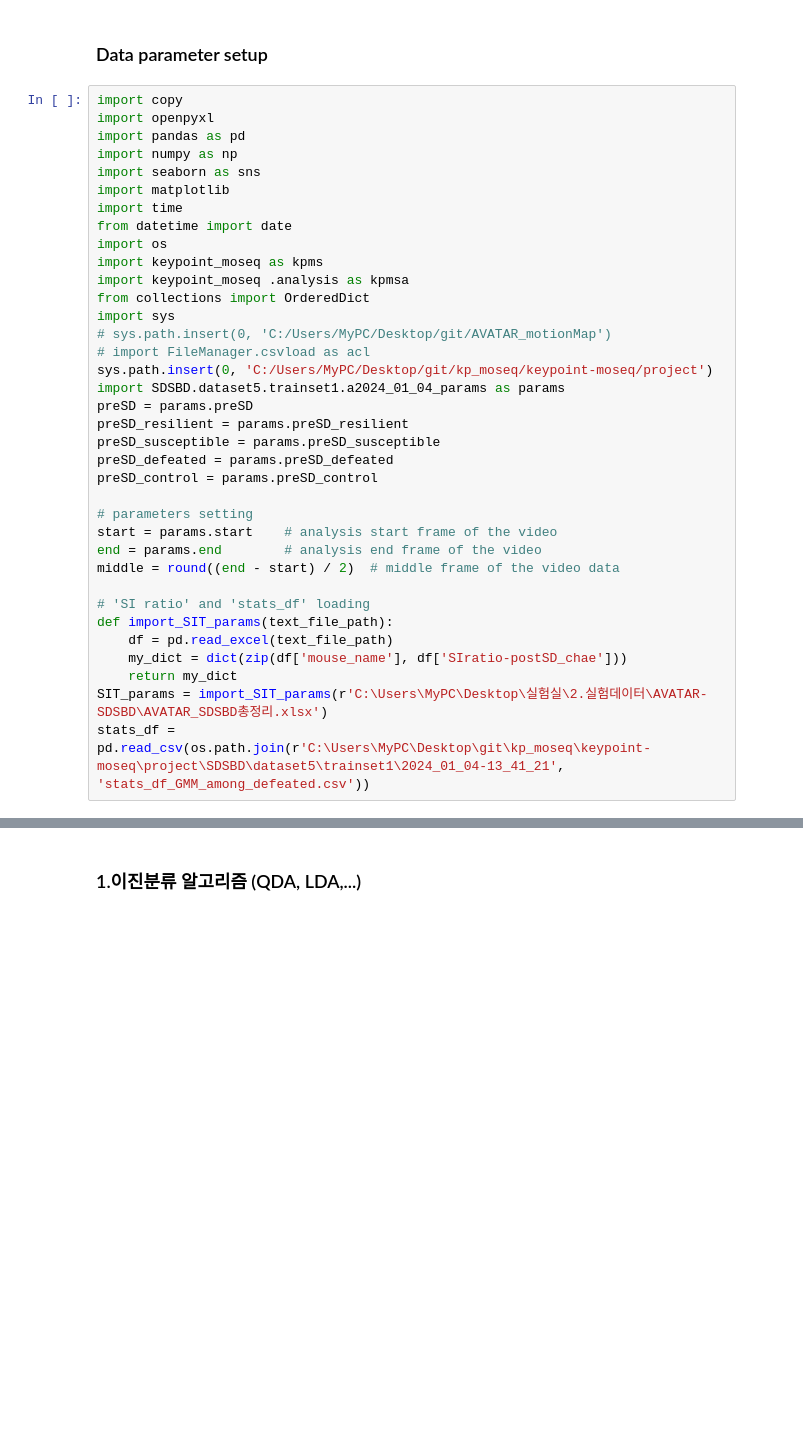
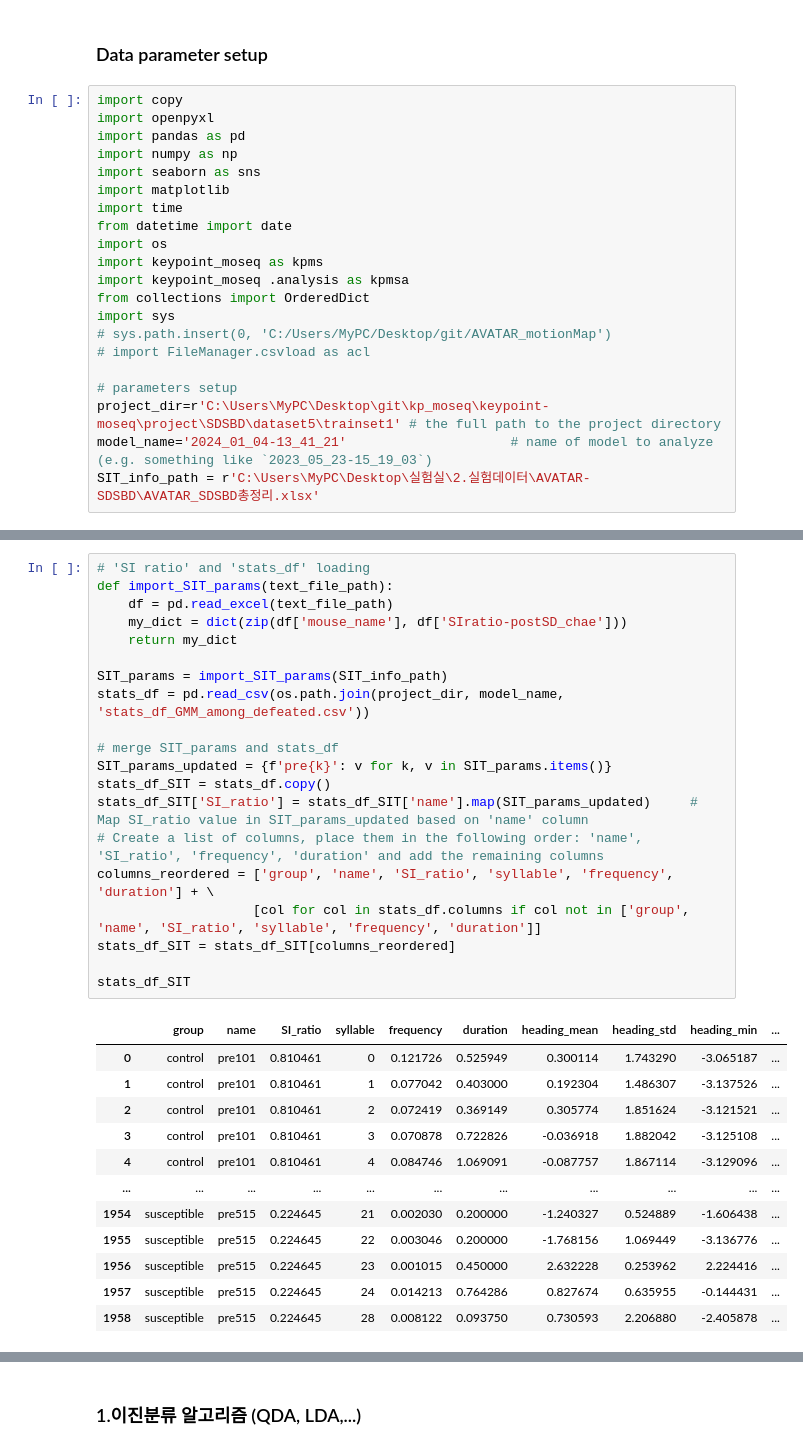
Before and after one commit to Junes94/keypoint-moseq, a Jupyter notebook: docs/source/afterSyll_June2.ipynb, the cells around one changed output, grey strips where cells are left out. Cells and saved outputs as stored; diff of their text form; blank space fills up the shorter version.

Commit message:
Data processing for a classifier

```diff
--- a/docs/source/afterSyll_June2.ipynb
+++ b/docs/source/afterSyll_June2.ipynb
@@ -16,23 +16,8 @@ from collections import OrderedDict
 import sys
 # sys.path.insert(0, 'C:/Users/MyPC/Desktop/git/AVATAR_motionMap')
 # import FileManager.csvload as acl
-sys.path.insert(0, 'C:/Users/MyPC/Desktop/git/kp_moseq/keypoint-moseq/project')
-import SDSBD.dataset5.trainset1.a2024_01_04_params as params
-preSD = params.preSD
-preSD_resilient = params.preSD_resilient
-preSD_susceptible = params.preSD_susceptible
-preSD_defeated = params.preSD_defeated
-preSD_control = params.preSD_control
 
-# parameters setting
-start = params.start    # analysis start frame of the video
-end = params.end        # analysis end frame of the video
-middle = round((end - start) / 2)  # middle frame of the video data
-
-# 'SI ratio' and 'stats_df' loading
-def import_SIT_params(text_file_path):
-    df = pd.read_excel(text_file_path)
-    my_dict = dict(zip(df['mouse_name'], df['SIratio-postSD_chae']))
-    return my_dict
-SIT_params = import_SIT_params(r'C:\Users\MyPC\Desktop\실험실\2.실험데이터\AVATAR-SDSBD\AVATAR_SDSBD총정리.xlsx')
-stats_df = pd.read_csv(os.path.join(r'C:\Users\MyPC\Desktop\git\kp_moseq\keypoint-moseq\project\SDSBD\dataset5\trainset1\2024_01_04-13_41_21', 'stats_df_GMM_among_defeated.csv'))
+# parameters setup
+project_dir=r'C:\Users\MyPC\Desktop\git\kp_moseq\keypoint-moseq\project\SDSBD\dataset5\trainset1' # the full path to the project directory
+model_name='2024_01_04-13_41_21'                     # name of model to analyze (e.g. something like `2023_05_23-15_19_03`)
+SIT_info_path = r'C:\Users\MyPC\Desktop\실험실\2.실험데이터\AVATAR-SDSBD\AVATAR_SDSBD총정리.xlsx'
@@ -205,0 +24,33 @@ Key: preSD_515, SI ratio: 0.225
+# %%
+# 'SI ratio' and 'stats_df' loading
+def import_SIT_params(text_file_path):
+    df = pd.read_excel(text_file_path)
+    my_dict = dict(zip(df['mouse_name'], df['SIratio-postSD_chae']))
+    return my_dict
+
+SIT_params = import_SIT_params(SIT_info_path)
+stats_df = pd.read_csv(os.path.join(project_dir, model_name, 'stats_df_GMM_among_defeated.csv'))
+
+# merge SIT_params and stats_df
+SIT_params_updated = {f'pre{k}': v for k, v in SIT_params.items()}
+stats_df_SIT = stats_df.copy()
+stats_df_SIT['SI_ratio'] = stats_df_SIT['name'].map(SIT_params_updated)     # Map SI_ratio value in SIT_params_updated based on 'name' column
+# Create a list of columns, place them in the following order: 'name', 'SI_ratio', 'frequency', 'duration' and add the remaining columns
+columns_reordered = ['group', 'name', 'SI_ratio', 'syllable', 'frequency', 'duration'] + \
+                    [col for col in stats_df.columns if col not in ['group', 'name', 'SI_ratio', 'syllable', 'frequency', 'duration']]
+stats_df_SIT = stats_df_SIT[columns_reordered]
+
+stats_df_SIT
+# %% [output]
+|  | group | name | SI_ratio | syllable | frequency | duration | heading_mean | heading_std | heading_min | ... |
+| 0 | control | pre101 | 0.810461 | 0 | 0.121726 | 0.525949 | 0.300114 | 1.743290 | -3.065187 | ... |
+| 1 | control | pre101 | 0.810461 | 1 | 0.077042 | 0.403000 | 0.192304 | 1.486307 | -3.137526 | ... |
+| 2 | control | pre101 | 0.810461 | 2 | 0.072419 | 0.369149 | 0.305774 | 1.851624 | -3.121521 | ... |
+| 3 | control | pre101 | 0.810461 | 3 | 0.070878 | 0.722826 | -0.036918 | 1.882042 | -3.125108 | ... |
+| 4 | control | pre101 | 0.810461 | 4 | 0.084746 | 1.069091 | -0.087757 | 1.867114 | -3.129096 | ... |
+| ... | ... | ... | ... | ... | ... | ... | ... | ... | ... | ... |
+| 1954 | susceptible | pre515 | 0.224645 | 21 | 0.002030 | 0.200000 | -1.240327 | 0.524889 | -1.606438 | ... |
+| 1955 | susceptible | pre515 | 0.224645 | 22 | 0.003046 | 0.200000 | -1.768156 | 1.069449 | -3.136776 | ... |
+| 1956 | susceptible | pre515 | 0.224645 | 23 | 0.001015 | 0.450000 | 2.632228 | 0.253962 | 2.224416 | ... |
+| 1957 | susceptible | pre515 | 0.224645 | 24 | 0.014213 | 0.764286 | 0.827674 | 0.635955 | -0.144431 | ... |
+| 1958 | susceptible | pre515 | 0.224645 | 28 | 0.008122 | 0.093750 | 0.730593 | 2.206880 | -2.405878 | ... |
```
Also changed, not shown: parts of 12 cells of this notebook.
